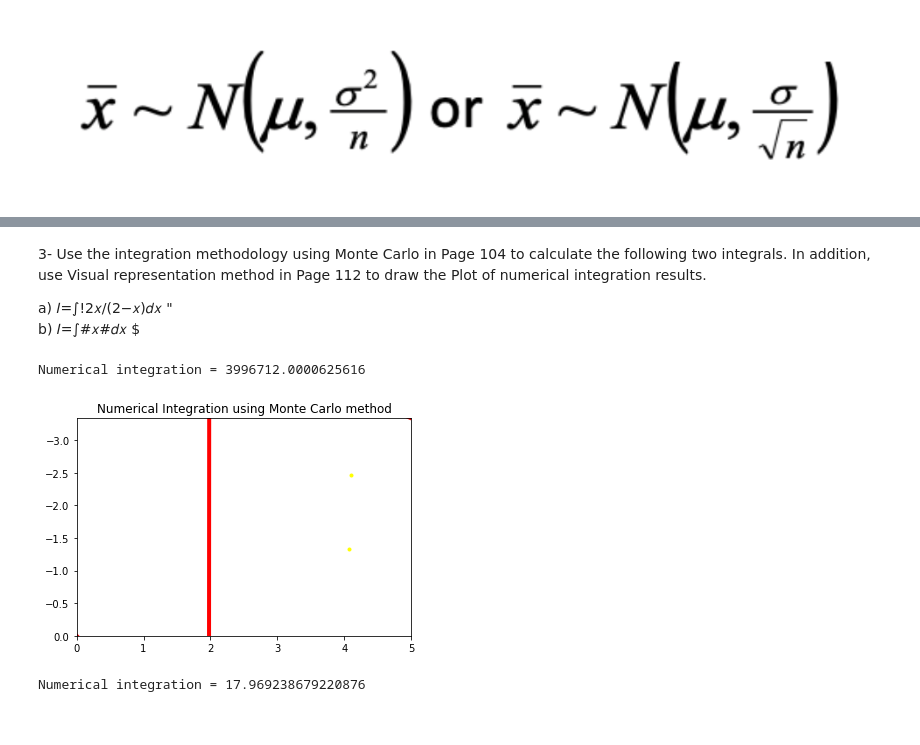
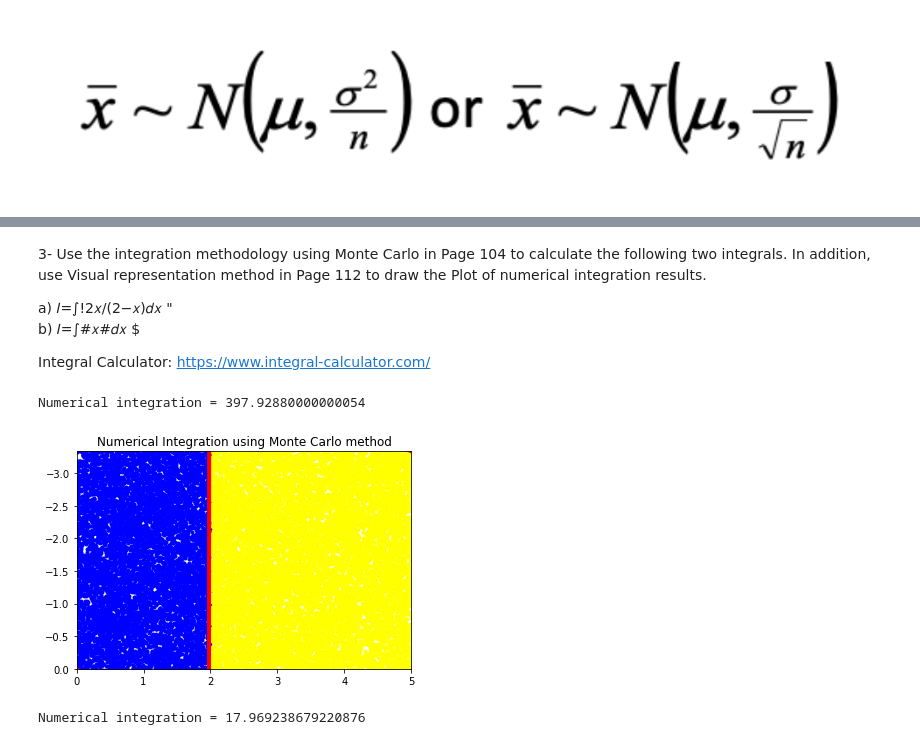
Before and after one commit to twyunting/CSC-632_Intro-to-Simulation-and-Modeling, a Jupyter notebook: homeworks/hw2/CSC-632 HW2_Coding_Yunting Chiu.ipynb, the cells around one changed output, grey strips where cells are left out. Cells and saved outputs as stored; diff of their text form; code cells hidden in the pictures.

```diff
--- a/homeworks/hw2/CSC-632 HW2_Coding_Yunting Chiu.ipynb
+++ b/homeworks/hw2/CSC-632 HW2_Coding_Yunting Chiu.ipynb
@@ -165,9 +165,11 @@ plt.show()
 
 a) 𝐼=∫!2𝑥/(2−𝑥)𝑑𝑥 "\
 b) 𝐼=∫#𝑥#𝑑𝑥 $
+
+Integral Calculator: https://www.integral-calculator.com/
 # %%
 random.seed(2)
-f = lambda x:2*x/(2-x) # because float cannot devide by zero we need to set the condition in order to smoothly run the code based on the equation
+f = lambda x:(2*x)/(2-x) # because float cannot devide by zero we need to set the condition in order to smoothly run the code based on the equation
 a = 0.0
 b = 5.0
 NumSteps = 1000000
@@ -182,46 +184,45 @@ ymax = ymin
 
 for i in range(NumSteps):
     x = a + (b - a) * float(i) / NumSteps # calculate the rectangle area
-    if 2-x == 0:
-      continue
-    y = f(x)
+    if ((2-x) != 0):
+      y = f(x)
     if y < ymin:
       ymin = y
     if y > ymax:
       ymax = y
 
 
 # applying in Monte Carlo method
 A = (b - a) * (ymax - ymin)
 N = 1000000 # set the numbers of random pairs we want to generate
 M = 0 # the number of points that fall under the curve that represents f(x)
 for k in range(N):
     x = a + (b - a) * random.random()
     y = ymin + (ymax - ymin) * random.random()
     if y <= f(x):
             M += 1
             XIntegral.append(x)
             YIntegral.append(y)
     else:
             XRectangle.append(x)
             YRectangle.append(y)
 NumericalIntegral = M / N * A
-print ("Numerical integration = " + str(NumericalIntegral))
+print("Numerical integration = " + str(NumericalIntegral))
 
-XLin=np.linspace(a,b)
+XLin = np.linspace(a,b)
 YLin=[]
 for x in XLin:
     YLin.append(f(x))
 
-plt.axis   ([0, b, 0, f(b)])
-plt.plot   (XLin,YLin, color="red" , linewidth="4")
-plt.scatter(XIntegral, YIntegral, color="blue", marker   =".")
-plt.scatter(XRectangle, YRectangle, color="yellow", marker   =".")
-plt.title  ("Numerical Integration using Monte Carlo method")
+plt.axis([0, b, 0, f(b)])
+plt.plot(XLin,YLin, color="red" , linewidth="4")
+plt.scatter(XIntegral, YIntegral, color="blue", marker =".")
+plt.scatter(XRectangle, YRectangle, color="yellow", marker =".")
+plt.title("Numerical Integration using Monte Carlo method")
 plt.show()
 # %% [output]
-Numerical integration = 3996712.0000625616
+Numerical integration = 397.92880000000054
-[figure, old version]
+[figure, new version]
 # %%
 random.seed(1)
 f = lambda x: pow(x, 3) # using syntax without define a new function
```
Also changed, not shown: parts of 5 cells of this notebook.
